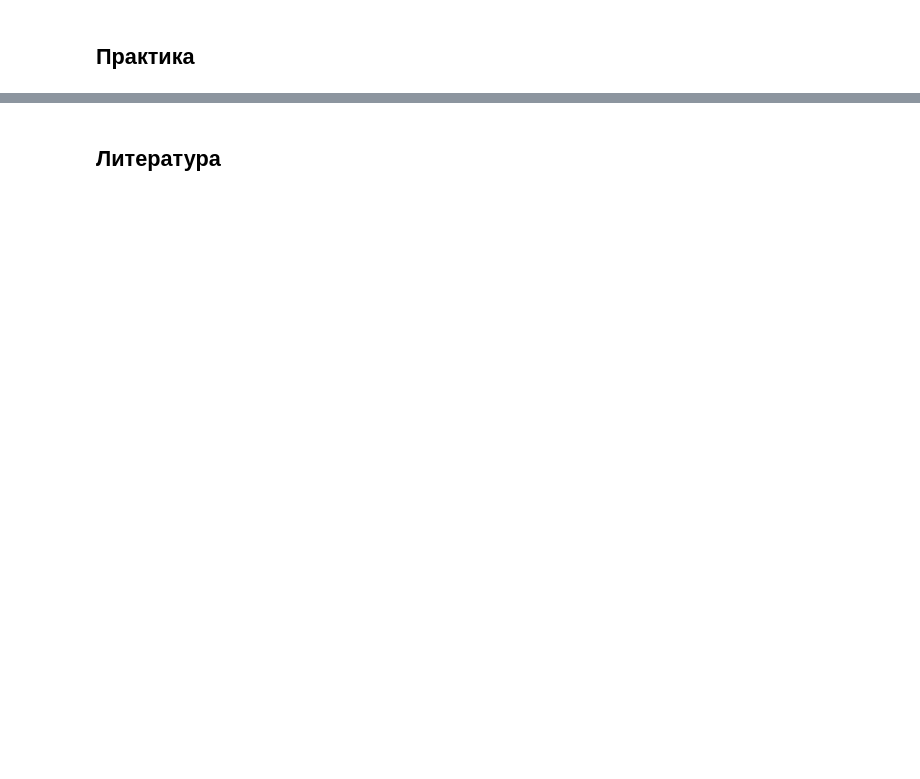
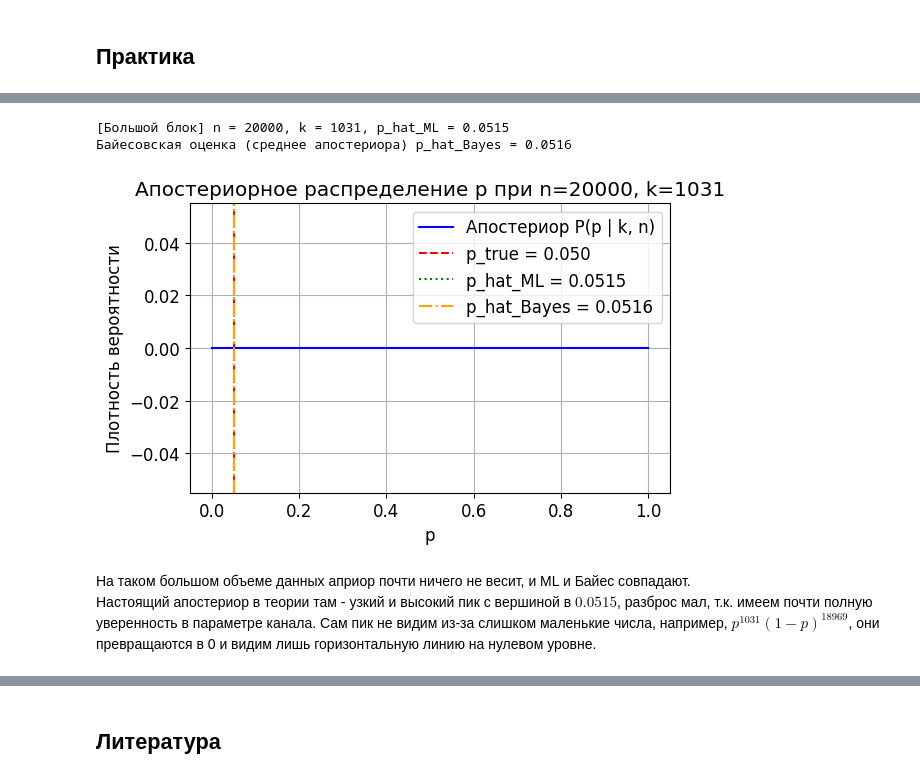
Before and after one commit to oncominglane/theory_of_information, a Jupyter notebook: essays/essay3.ipynb, the cells around one changed output, grey strips where cells are left out. Cells and saved outputs as stored; diff of their text form; code cells hidden in the pictures; blank space fills up the shorter version.

```diff
--- a/essays/essay3.ipynb
+++ b/essays/essay3.ipynb
@@ -286,0 +367,36 @@ plt.show()
+# %%
+# Один эксперимент при большом числе битов
+p_true = 0.05
+n_bits_big = 20_000  # длинный блок
+
+x_big = generate_bits(n_bits_big, rng=rng)
+y_big, err_mask_big = bsc_channel(x_big, p_true, rng=rng)
+p_hat_ml_big, k_big, n_big = estimate_p_ml(x_big, y_big)
+
+print(f"[Большой блок] n = {n_big}, k = {k_big}, p_hat_ML = {p_hat_ml_big:.4f}")
+
+p_grid_big, post_pdf_big = posterior_beta_grid(k_big, n_big, num_points=1000)
+p_hat_bayes_big = (k_big + 1) / (n_big + 2)
+print(f"Байесовская оценка (среднее апостериора) p_hat_Bayes = {p_hat_bayes_big:.4f}")
+# %% [output]
+[Большой блок] n = 20000, k = 1031, p_hat_ML = 0.0515
+Байесовская оценка (среднее апостериора) p_hat_Bayes = 0.0516
+# %%
+plt.figure()
+
+plt.plot(p_grid_big, post_pdf_big, label="Апостериор P(p | k, n)", color="blue")
+plt.axvline(p_true, linestyle="--", label=f"p_true = {p_true:.3f}", color="red")
+plt.axvline(p_hat_ml_big, linestyle=":", label=f"p_hat_ML = {p_hat_ml_big:.4f}", color="green")
+plt.axvline(p_hat_bayes_big, linestyle="-.", label=f"p_hat_Bayes = {p_hat_bayes_big:.4f}", color="orange")
+
+plt.xlabel("p")
+plt.ylabel("Плотность вероятности")
+plt.title(f"Апостериорное распределение p при n={n_big}, k={k_big}")
+plt.legend()
+plt.tight_layout()
+plt.show()
+# %% [output]
+[figure, added]
+# %% [markdown]
+На таком большом объеме данных априор почти ничего не весит, и ML и Байес совпадают.
+Настоящий апостериор в теории там - узкий и высокий пик с вершиной в $0.0515$, разброс мал, т.к. имеем почти полную уверенность в параметре канала. Сам пик не видим из-за слишком маленькие числа, например, $p^{1031} (1-p)^{18969}$, они превращаются в 0 и видим лишь горизонтальную линию на нулевом уровне.
```
Also changed, not shown: parts of 50 cells of this notebook.
